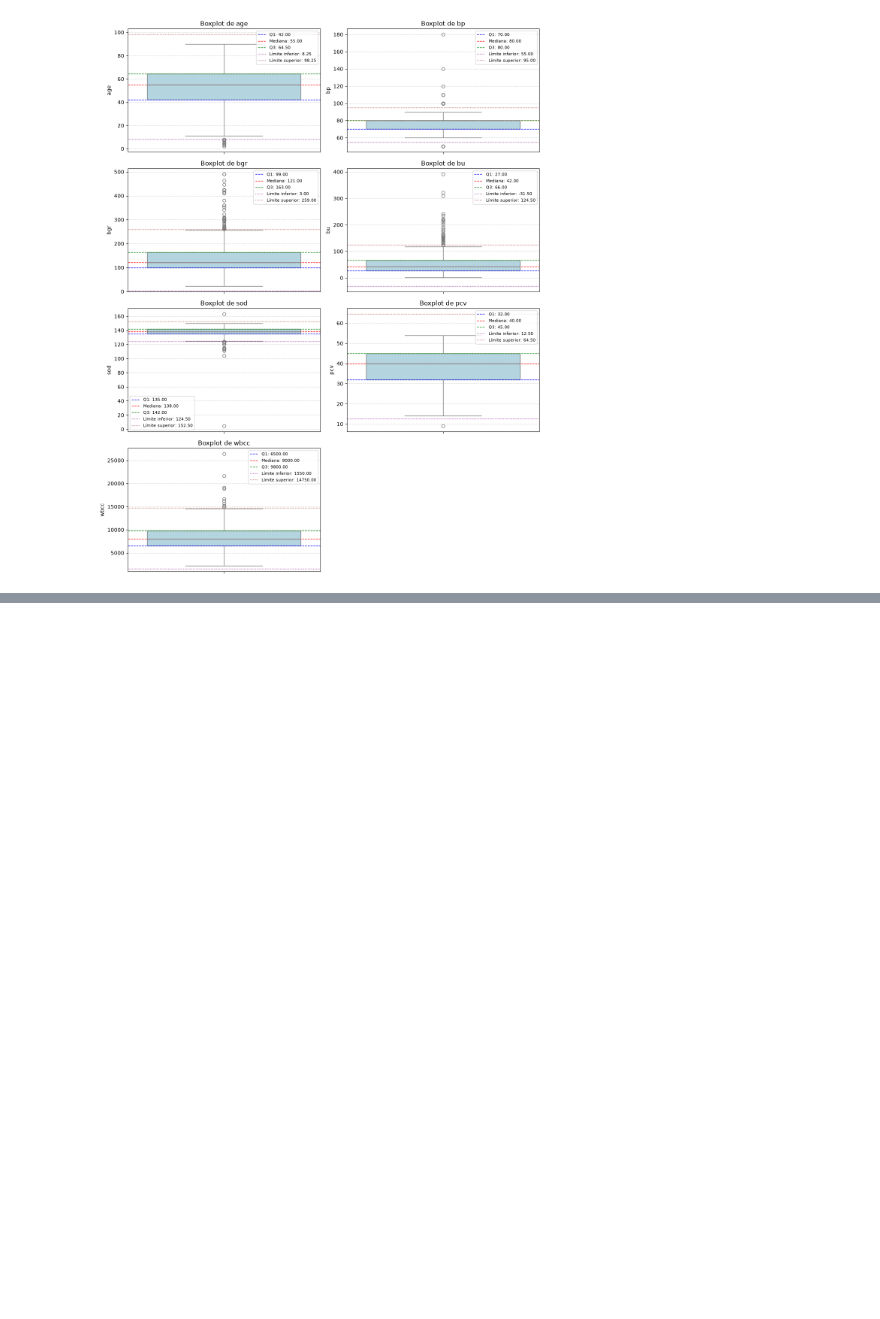
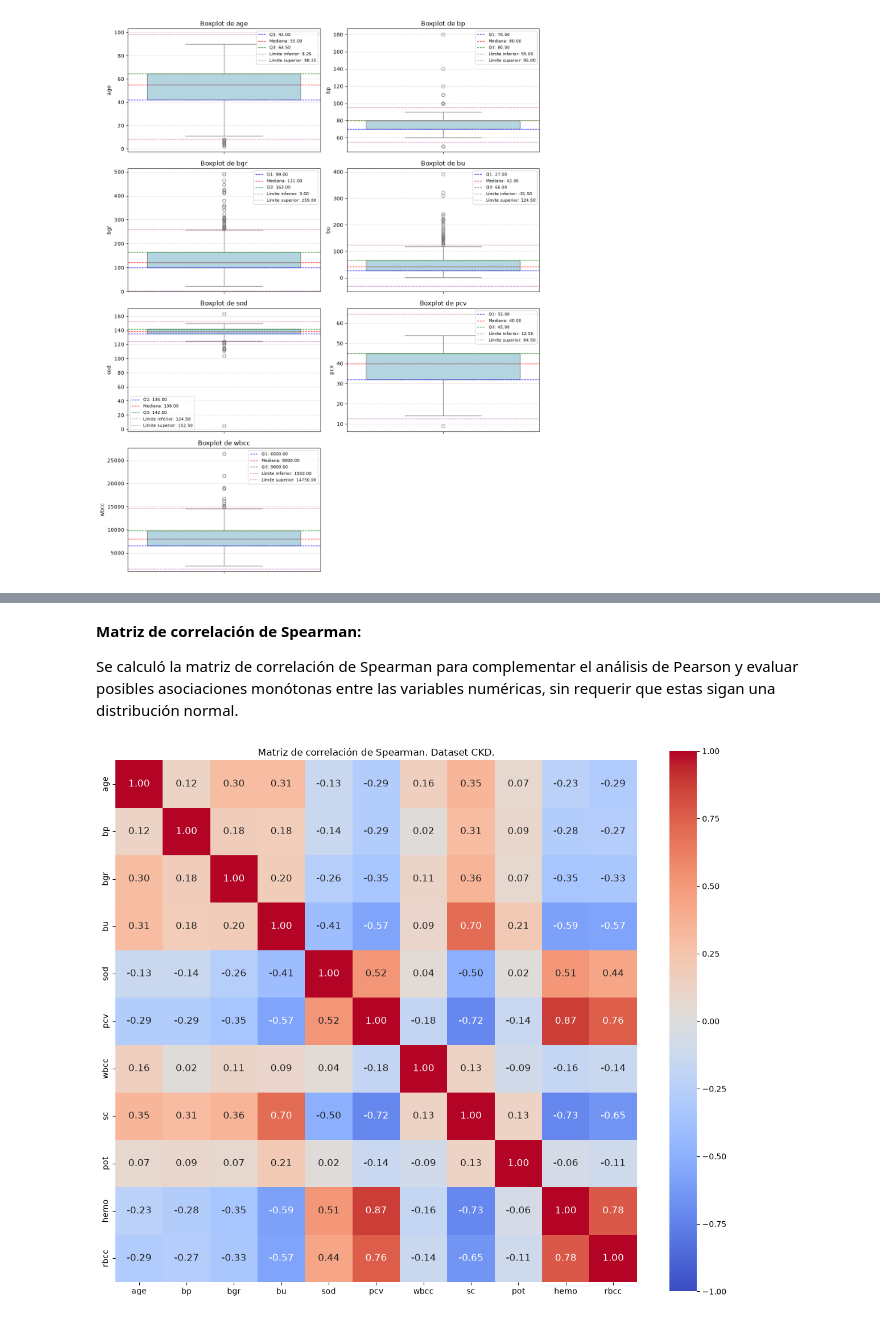
Before and after one commit to meli-piacentino/Chronic-Kidney-Disease-EDA-ActividadIndividual2-Piacentino, a Jupyter notebook: notebooks/02_EDA.ipynb, the cells around one changed output, grey strips where cells are left out. Cells and saved outputs as stored; diff of their text form; code cells hidden in the pictures; blank space fills up the shorter version.

```diff
--- a/notebooks/02_EDA.ipynb
+++ b/notebooks/02_EDA.ipynb
@@ -445,0 +612,19 @@ plt.show()
+# %% [markdown]
+**Matriz de correlación de Spearman:**
+
+Se calculó la matriz de correlación de Spearman para complementar el análisis de Pearson y evaluar posibles asociaciones monótonas entre las variables numéricas, sin requerir que estas sigan una distribución normal.
+# %%
+# Matriz de correlación de Spearman
+corr_matrix_spearman = cdk_df[numeric_columns].corr(method="spearman")
+
+# Heatmap
+plt.figure(figsize=(12, 10))
+sns.heatmap(corr_matrix_spearman, annot=True, fmt='.2f', cmap='coolwarm',
+            vmin=-1, vmax=1, center=0, square=True,
+            annot_kws={"size": 12})
+
+plt.title('Matriz de correlación de Spearman. Dataset CKD.')
+plt.tight_layout()
+plt.show()
+# %% [output]
+[figure, added]
```
Also changed, not shown: parts of 38 cells of this notebook, 3 other files.
